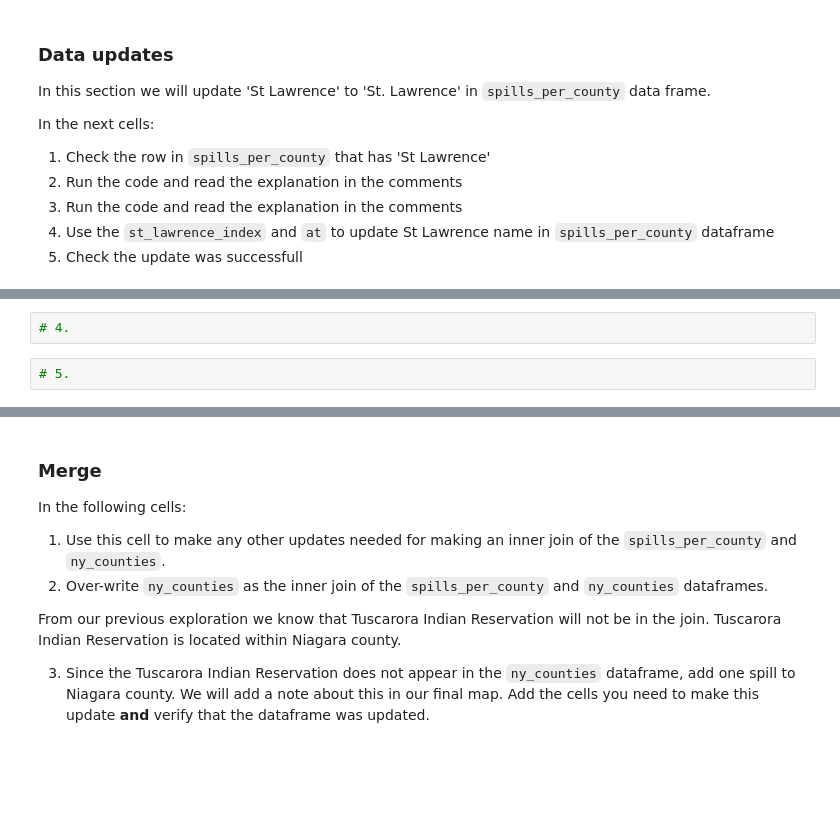
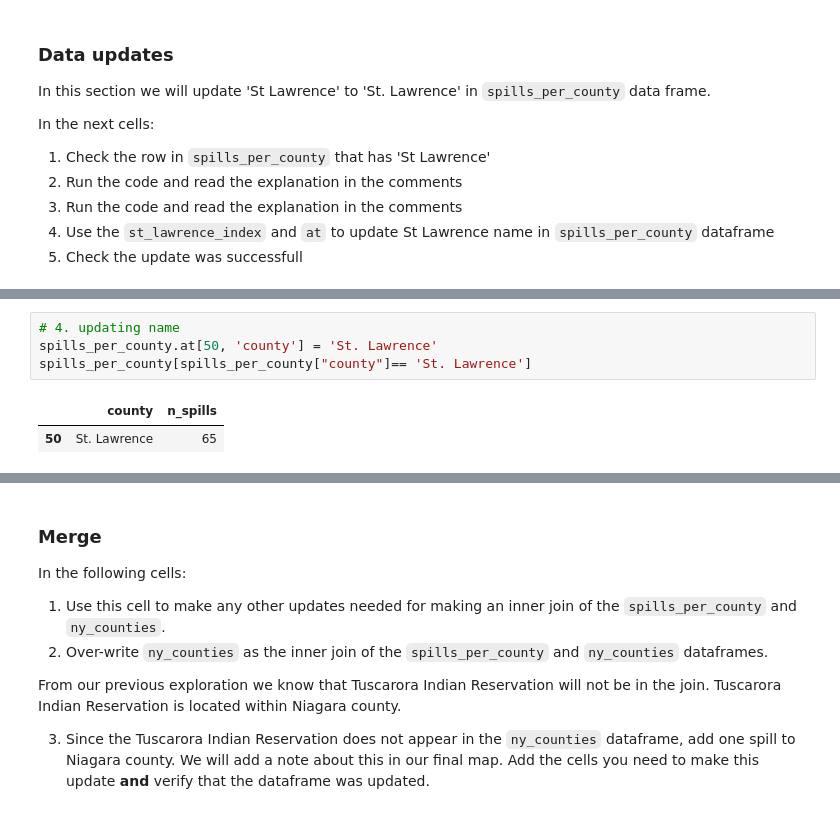
Before and after one commit to Sujan-Bhattarai12/eds220-assignment3, a Jupyter notebook: hwk3-task1-spills.ipynb, the cells around one changed output, grey strips where cells are left out. Cells and saved outputs as stored; diff of their text form; blank space fills up the shorter version.

```diff
--- a/hwk3-task1-spills.ipynb
+++ b/hwk3-task1-spills.ipynb
@@ -338,4 +404,7 @@ st_lawrence_index
-# %%
-# 4.
-# %%
-# 5.
+# %%
+# 4. updating name
+spills_per_county.at[50, 'county'] = 'St. Lawrence'
+spills_per_county[spills_per_county["county"]== 'St. Lawrence']
+# %% [output]
+|  | county | n_spills |
+| 50 | St. Lawrence | 65 |
```
Also changed, not shown: parts of 19 cells of this notebook.
